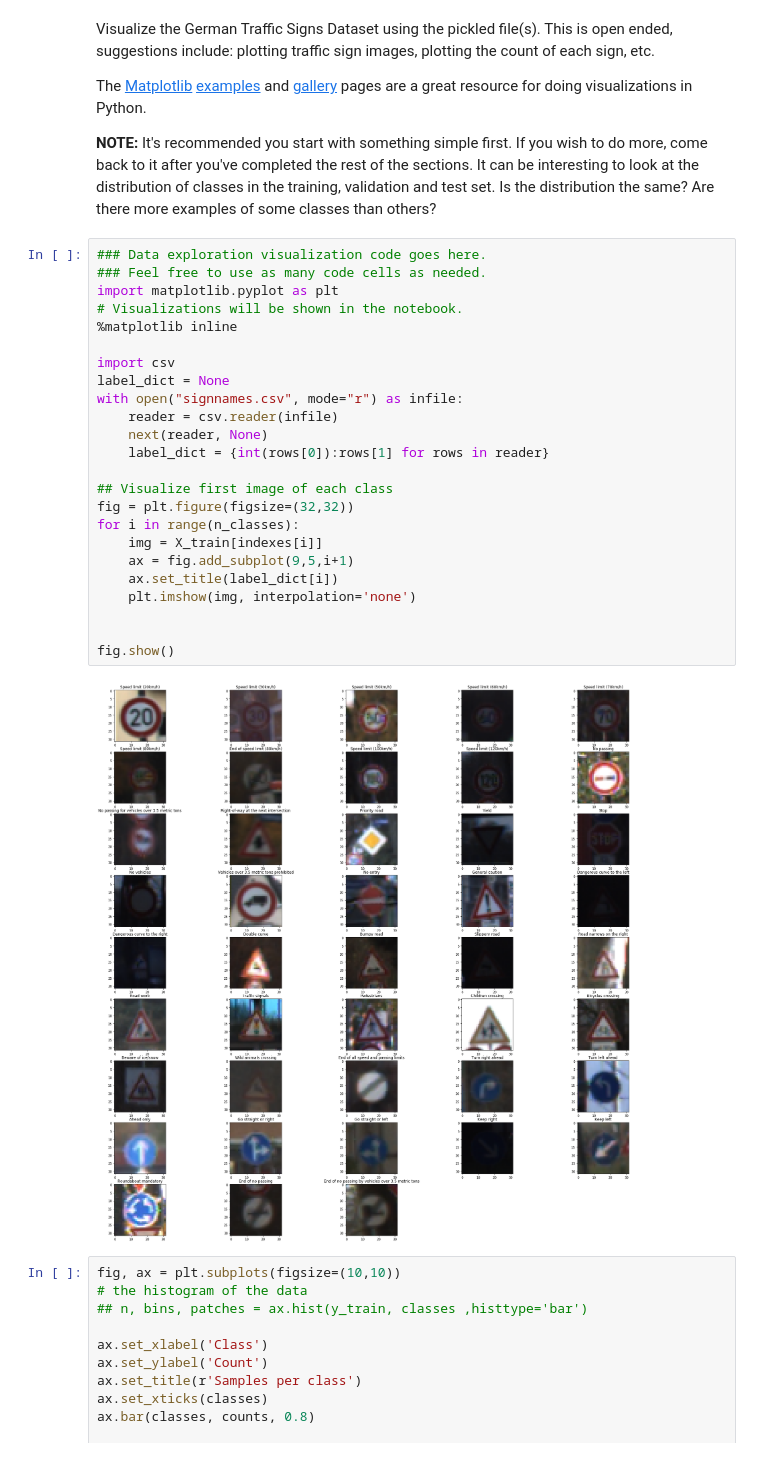
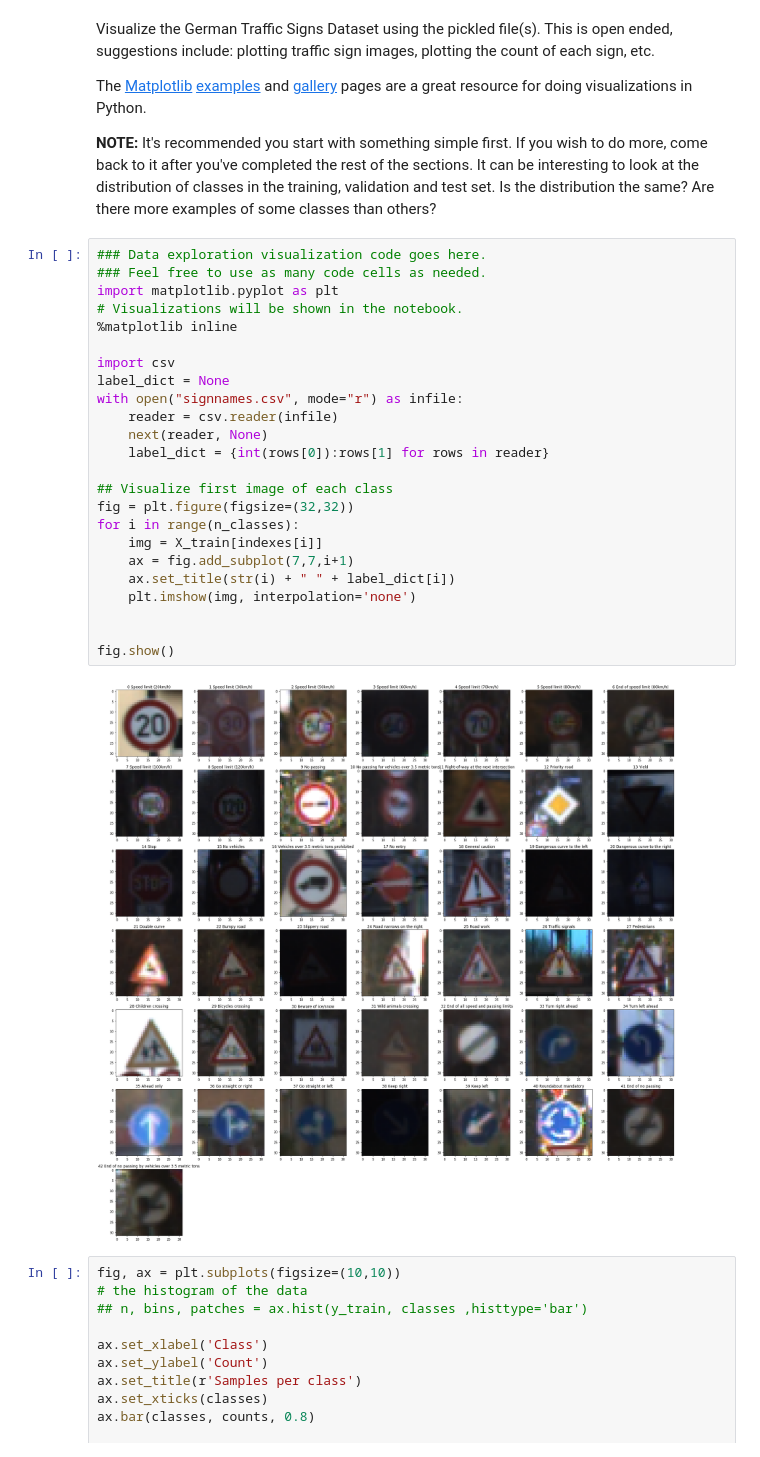
Before and after one commit to ferdy182/CarND-Traffic-Sign-Classifier-P2, a Jupyter notebook: Traffic_Sign_Classifier.ipynb, the cells around one changed output. Drawn from its saved outputs; the diff is of its cells as text.

```diff
--- a/Traffic_Sign_Classifier.ipynb
+++ b/Traffic_Sign_Classifier.ipynb
@@ -95,29 +95,29 @@ The [Matplotlib](http://matplotlib.org/) [examples](http://matplotlib.org/exampl
 # %%
 ### Data exploration visualization code goes here.
 ### Feel free to use as many code cells as needed.
 import matplotlib.pyplot as plt
 # Visualizations will be shown in the notebook.
 %matplotlib inline
 
 import csv
 label_dict = None
 with open("signnames.csv", mode="r") as infile:
     reader = csv.reader(infile)
     next(reader, None)
     label_dict = {int(rows[0]):rows[1] for rows in reader}
 
 ## Visualize first image of each class
 fig = plt.figure(figsize=(32,32))
 for i in range(n_classes):
     img = X_train[indexes[i]]
-    ax = fig.add_subplot(9,5,i+1)
-    ax.set_title(label_dict[i])
+    ax = fig.add_subplot(7,7,i+1)
+    ax.set_title(str(i) + " " + label_dict[i])
     plt.imshow(img, interpolation='none')
 
 
 fig.show()
 # %% [output]
-[figure, old version]
+[figure, new version]
 # %%
 fig, ax = plt.subplots(figsize=(10,10))
 # the histogram of the data
```
Also changed, not shown: parts of 10 cells of this notebook, 30 other files.
